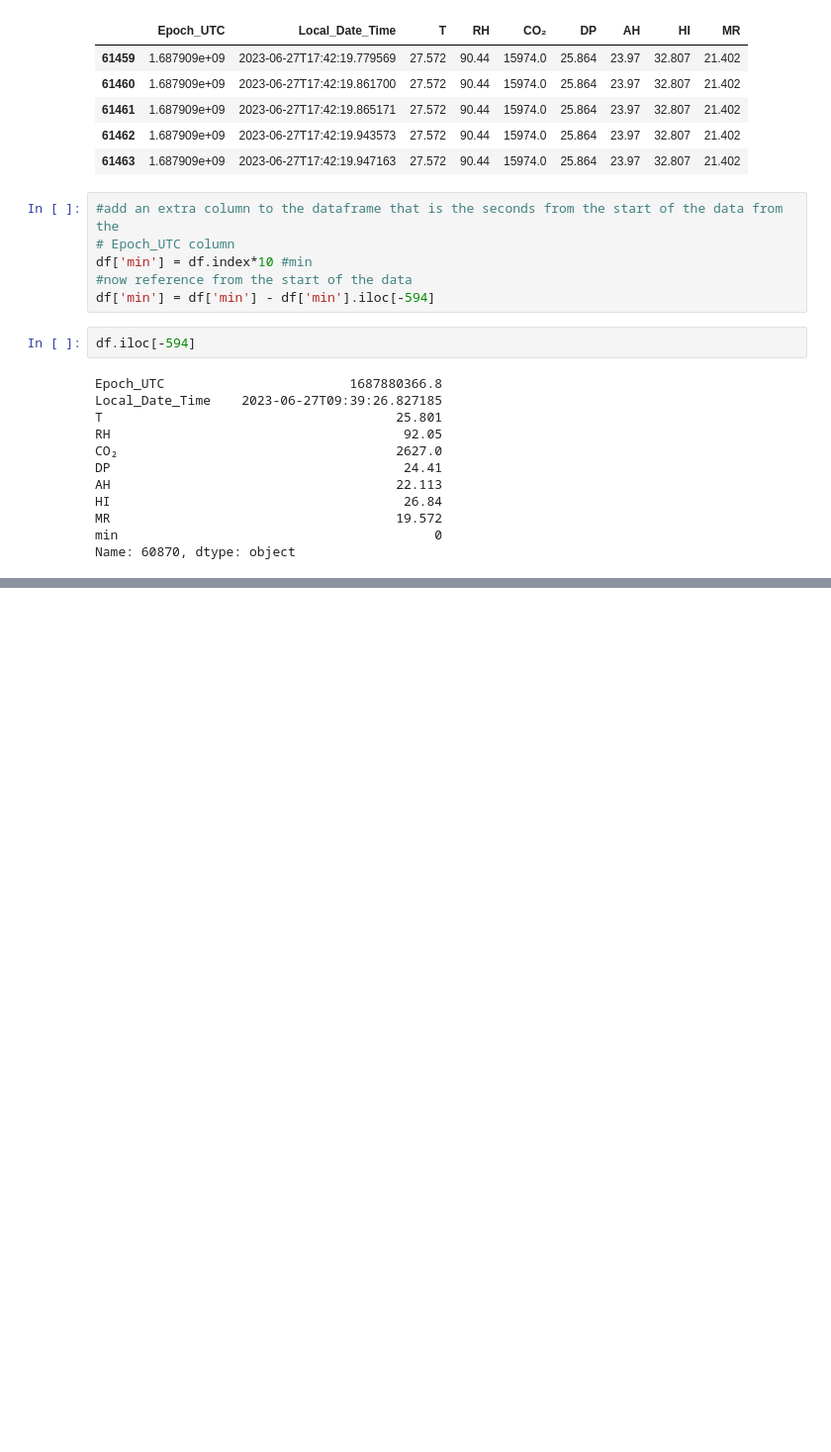
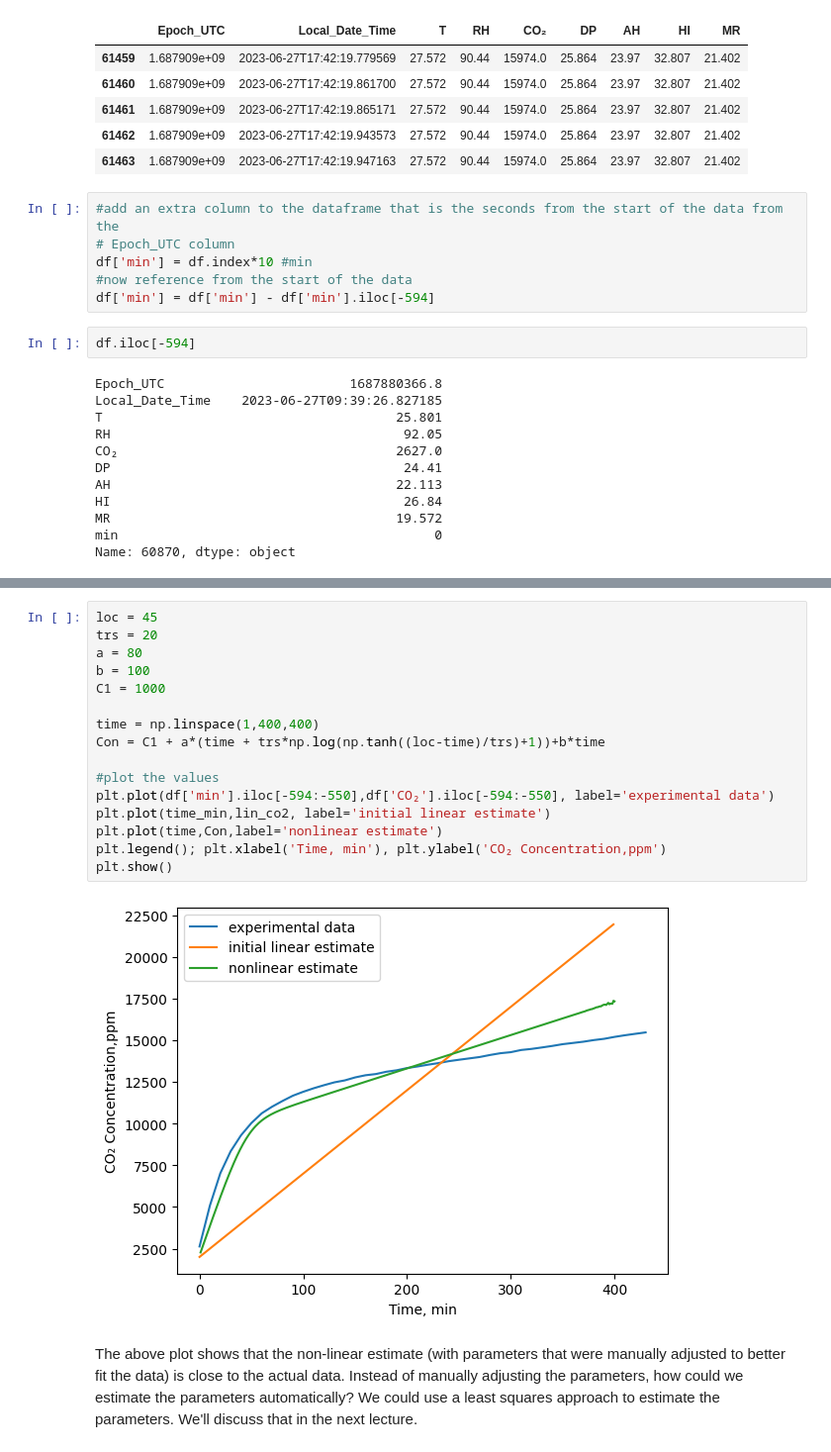
Before and after one commit to clint-bg/comptools, a Jupyter notebook: _build/jupyter_execute/lectures/07-DerivativesAgain.ipynb, the cells around one changed output, grey strips where cells are left out. Shown: that part at 99% size. Drawn from its saved outputs; the diff is of its cells as text; blank space fills up the shorter version.

```diff
--- a/_build/jupyter_execute/lectures/07-DerivativesAgain.ipynb
+++ b/_build/jupyter_execute/lectures/07-DerivativesAgain.ipynb
@@ -56,0 +208,20 @@ plt.show()
+# %%
+loc = 45
+trs = 20
+a = 80
+b = 100
+C1 = 1000
+
+time = np.linspace(1,400,400)
+Con = C1 + a*(time + trs*np.log(np.tanh((loc-time)/trs)+1))+b*time
+
+#plot the values
+plt.plot(df['min'].iloc[-594:-550],df['CO₂'].iloc[-594:-550], label='experimental data')
+plt.plot(time_min,lin_co2, label='initial linear estimate')
+plt.plot(time,Con,label='nonlinear estimate')
+plt.legend(); plt.xlabel('Time, min'), plt.ylabel('CO₂ Concentration,ppm')
+plt.show()
+# %% [output]
+[figure, added]
+# %% [markdown]
+The above plot shows that the non-linear estimate (with parameters that were manually adjusted to better fit the data) is close to the actual data. Instead of manually adjusting the parameters, how could we estimate the parameters automatically? We could use a least squares approach to estimate the parameters. We'll discuss that in the next lecture.
```
Also changed, not shown: parts of 16 cells of this notebook, 34 other files.
